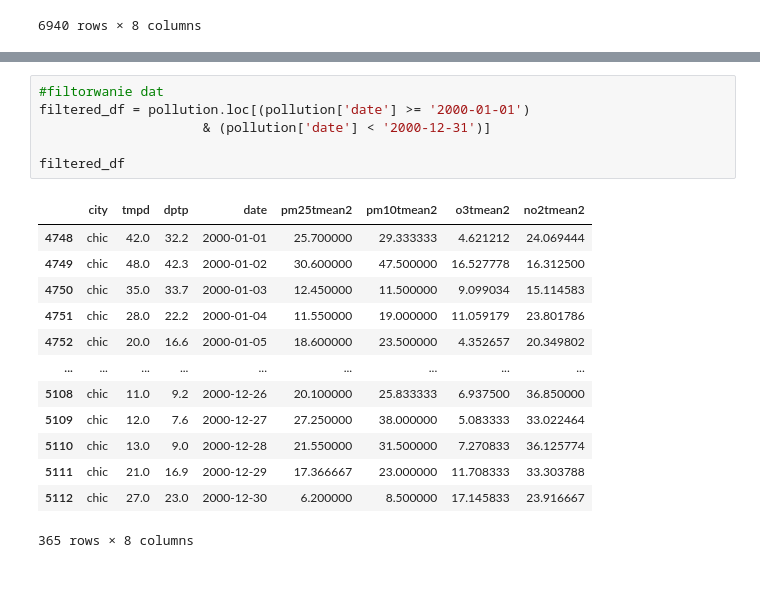
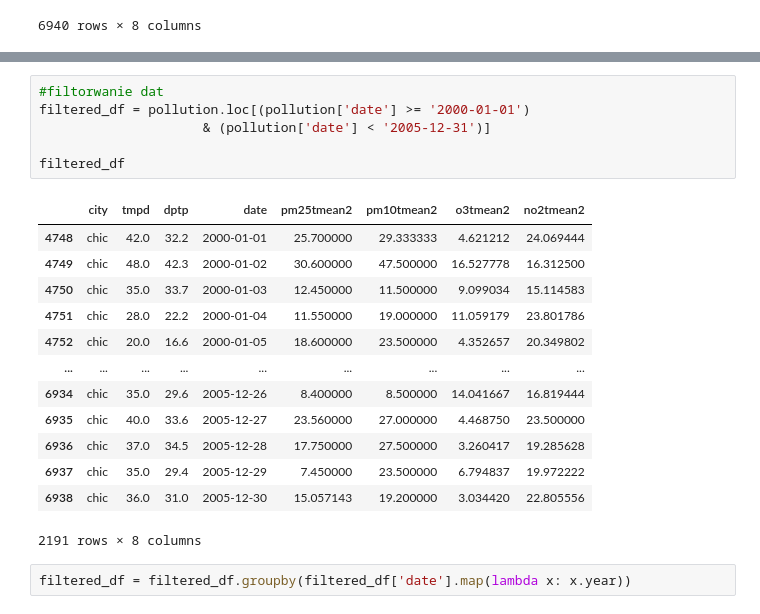
Before and after one commit to klebiedzinska/big_data_project, a Jupyter notebook: Untitled.ipynb, the cells around one changed output, grey strips where cells are left out. Drawn from its saved outputs; the diff is of its cells as text; blank space fills up the shorter version.

```diff
--- a/Untitled.ipynb
+++ b/Untitled.ipynb
@@ -35,20 +30,22 @@ array(['1987-01-01T00:00:00.000000000', '1987-01-02T00:00:00.000000000',
 # %%
 #filtorwanie dat
 filtered_df = pollution.loc[(pollution['date'] >= '2000-01-01')
-                     & (pollution['date'] < '2000-12-31')]
+                     & (pollution['date'] < '2005-12-31')]
 
 filtered_df
 # %% [output]
 |  | city | tmpd | dptp | date | pm25tmean2 | pm10tmean2 | o3tmean2 | no2tmean2 |
 | 4748 | chic | 42.0 | 32.2 | 2000-01-01 | 25.700000 | 29.333333 | 4.621212 | 24.069444 |
 | 4749 | chic | 48.0 | 42.3 | 2000-01-02 | 30.600000 | 47.500000 | 16.527778 | 16.312500 |
 | 4750 | chic | 35.0 | 33.7 | 2000-01-03 | 12.450000 | 11.500000 | 9.099034 | 15.114583 |
 | 4751 | chic | 28.0 | 22.2 | 2000-01-04 | 11.550000 | 19.000000 | 11.059179 | 23.801786 |
 | 4752 | chic | 20.0 | 16.6 | 2000-01-05 | 18.600000 | 23.500000 | 4.352657 | 20.349802 |
 | ... | ... | ... | ... | ... | ... | ... | ... | ... |
-| 5108 | chic | 11.0 | 9.2 | 2000-12-26 | 20.100000 | 25.833333 | 6.937500 | 36.850000 |
-| 5109 | chic | 12.0 | 7.6 | 2000-12-27 | 27.250000 | 38.000000 | 5.083333 | 33.022464 |
-| 5110 | chic | 13.0 | 9.0 | 2000-12-28 | 21.550000 | 31.500000 | 7.270833 | 36.125774 |
-| 5111 | chic | 21.0 | 16.9 | 2000-12-29 | 17.366667 | 23.000000 | 11.708333 | 33.303788 |
-| 5112 | chic | 27.0 | 23.0 | 2000-12-30 | 6.200000 | 8.500000 | 17.145833 | 23.916667 |
+| 6934 | chic | 35.0 | 29.6 | 2005-12-26 | 8.400000 | 8.500000 | 14.041667 | 16.819444 |
+| 6935 | chic | 40.0 | 33.6 | 2005-12-27 | 23.560000 | 27.000000 | 4.468750 | 23.500000 |
+| 6936 | chic | 37.0 | 34.5 | 2005-12-28 | 17.750000 | 27.500000 | 3.260417 | 19.285628 |
+| 6937 | chic | 35.0 | 29.4 | 2005-12-29 | 7.450000 | 23.500000 | 6.794837 | 19.972222 |
+| 6938 | chic | 36.0 | 31.0 | 2005-12-30 | 15.057143 | 19.200000 | 3.034420 | 22.805556 |
-365 rows × 8 columns
+2191 rows × 8 columns
+# %%
+filtered_df = filtered_df.groupby(filtered_df['date'].map(lambda x: x.year))
```
Also changed, not shown: parts of 6 cells of this notebook.
